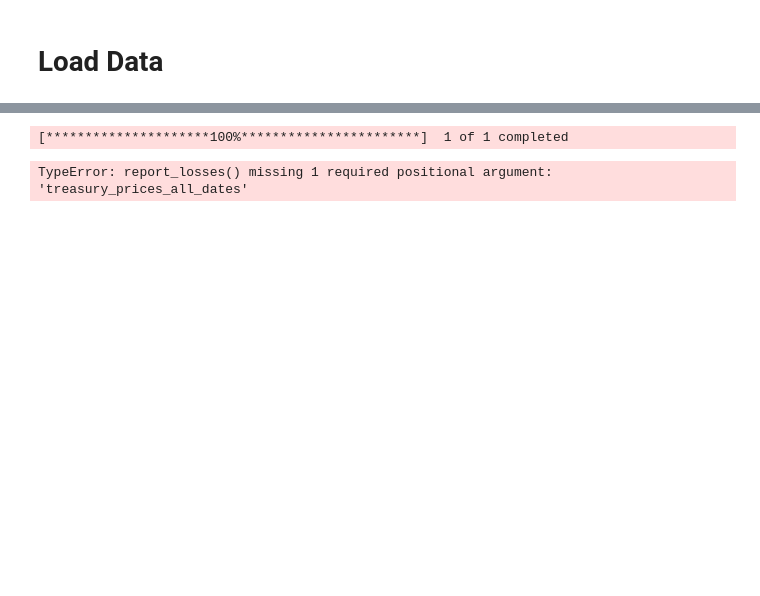
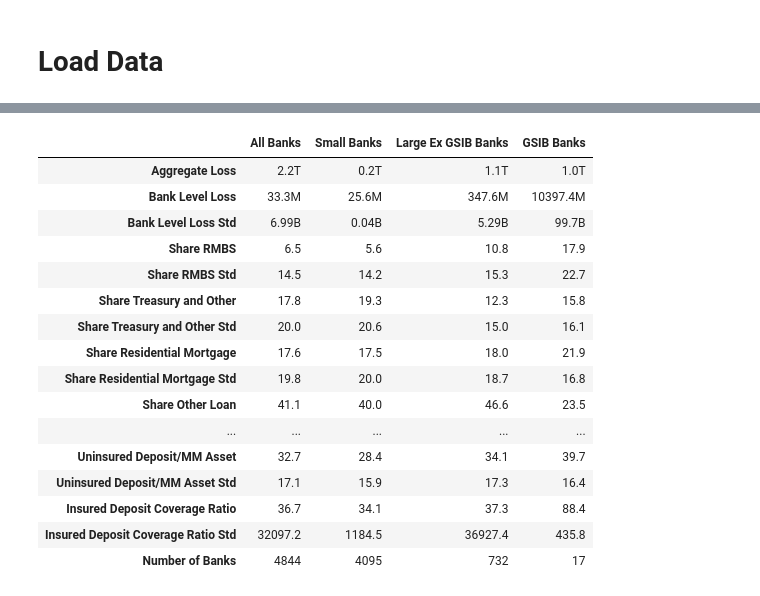
Before and after one commit to xitaram/Final_Project_P2, a Jupyter notebook: src/5.Table1.ipynb, the cells around one changed output, grey strips where cells are left out. Cells and saved outputs as stored; diff of their text form; code cells hidden in the pictures; blank space fills up the shorter version.

```diff
--- a/src/5.Table1.ipynb
+++ b/src/5.Table1.ipynb
@@ -444,27 +49,10 @@ YF.download() has changed argument auto_adjust default to True
 # %%
-# Conduct the calculations
 
-###################################################################################
-#YFINANCE MBS automation
 
-import yfinance as yf
-import pandas as pd
 
-# Define the ticker symbol
-ticker_symbol = "MBB"
 
-# Set the date range based on your dataset
-start_date = "2019-03-11"
-end_date = "2024-03-08"
 
-# Fetch historical market data for MBB within the same date range
-df_iShare_MBS_ETF = yf.download(ticker_symbol, start=start_date, end=end_date)
-df_iShare_MBS_ETF.columns = df_iShare_MBS_ETF.columns.get_level_values(0)
-df_iShare_MBS_ETF.rename(columns={"Close": "Adj Close"}, inplace=True)
-df_iShare_MBS_ETF = df_iShare_MBS_ETF.reset_index()
-df_iShare_MBS_ETF_1 = df_iShare_MBS_ETF.copy()
 
-####################################################################################
 
 # Load the data from the manual
 def RMBs_Multiplier(df_SP_Treasury_bond_index, df_iShare_MBS_ETF, start_date = '2022-03-31', end_date = '2023-03-31'):
@@ -933,18 +521,26 @@ if __name__ == '__main__':
     ##################################################################################################################################################################
 
     table_1 = pd.concat([final_stats, final_stats_small, final_stats_large_ex_GSIB, final_stats_GSIB], axis=1)
-
-    # Sets format for printing to LaTeX
-    float_format_func = lambda x: '{:.1f}'.format(x)
-    latex_table_string = table_1.to_latex(float_format=float_format_func)
-    path = OUTPUT_DIR / f'Table1.tex'
-    with open(path, "w") as text_file:
-        text_file.write(latex_table_string)
-
-    print(table_1)
-# %% [output]
-[*********************100%***********************]  1 of 1 completed
-TypeError: report_losses() missing 1 required positional argument: 'treasury_prices_all_dates'
+# %%
+table_1
+# %% [output]
+|  | All Banks | Small Banks | Large Ex GSIB Banks | GSIB Banks |
+| Aggregate Loss | 2.2T | 0.2T | 1.1T | 1.0T |
+| Bank Level Loss | 33.3M | 25.6M | 347.6M | 10397.4M |
+| Bank Level Loss Std | 6.99B | 0.04B | 5.29B | 99.7B |
+| Share RMBS | 6.5 | 5.6 | 10.8 | 17.9 |
+| Share RMBS Std | 14.5 | 14.2 | 15.3 | 22.7 |
+| Share Treasury and Other | 17.8 | 19.3 | 12.3 | 15.8 |
+| Share Treasury and Other Std | 20.0 | 20.6 | 15.0 | 16.1 |
+| Share Residential Mortgage | 17.6 | 17.5 | 18.0 | 21.9 |
+| Share Residential Mortgage Std | 19.8 | 20.0 | 18.7 | 16.8 |
+| Share Other Loan | 41.1 | 40.0 | 46.6 | 23.5 |
+| ... | ... | ... | ... | ... |
+| Uninsured Deposit/MM Asset | 32.7 | 28.4 | 34.1 | 39.7 |
+| Uninsured Deposit/MM Asset Std | 17.1 | 15.9 | 17.3 | 16.4 |
+| Insured Deposit Coverage Ratio | 36.7 | 34.1 | 37.3 | 88.4 |
+| Insured Deposit Coverage Ratio Std | 32097.2 | 1184.5 | 36927.4 | 435.8 |
+| Number of Banks | 4844 | 4095 | 732 | 17 |
 # %%
 import unittest
 import pandas as pd
```
Also changed, not shown: parts of 5 cells of this notebook, 10 other files.
